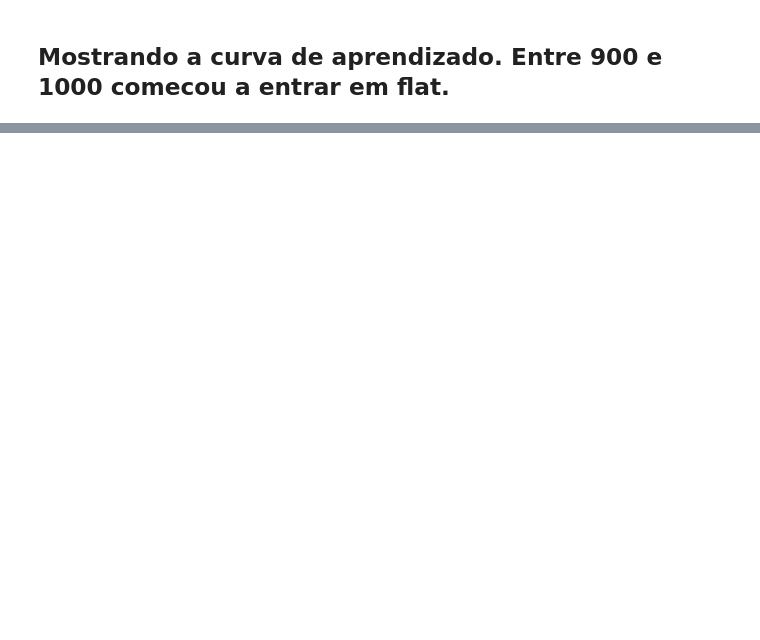
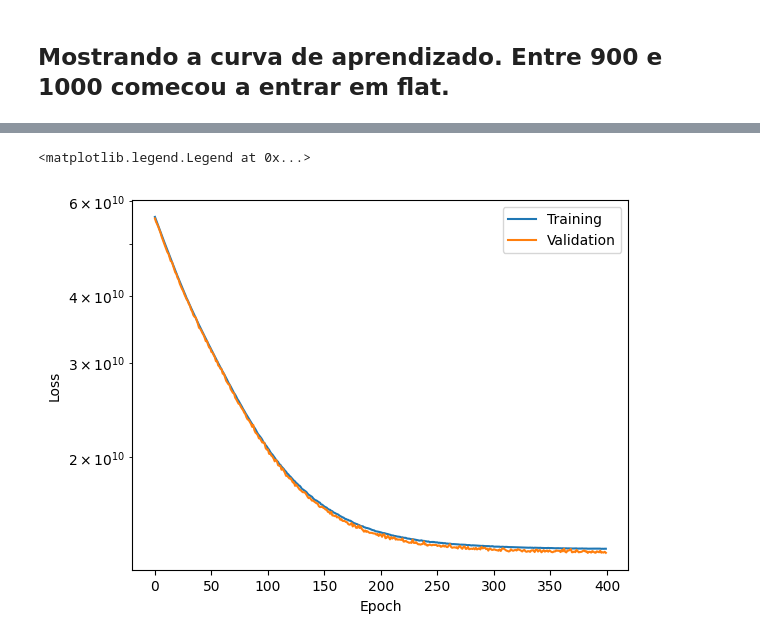
Before and after one commit to fernandososter/PyTorch, a Jupyter notebook: PyTorch1.ipynb, the cells around one changed output, grey strips where cells are left out. Saved outputs shown, nothing was run; the diff lists cells and outputs as text; code cells hidden in the pictures; blank space fills up the shorter version.

```diff
--- a/PyTorch1.ipynb
+++ b/PyTorch1.ipynb
@@ -69,6 +85,3 @@ print(val["ocean_proximity"].unique())
 print(train["ocean_proximity"].unique())
 print(test["ocean_proximity"].unique())
 # no dataset de trainamento tem um ISLAND que nao tem no test e validation.
-
-island_regs = train[ train["ocean_proximity"] == "ISLAND"]
-train.drop(island_regs.index,inplace=True)
@@ -156,7 +219,7 @@ for batch_features, batch_targets in dataloader:
 import torch.nn as nn
 
 torch.manual_seed(13)
-linear = nn.Linear(in_features=11, out_features=1, bias=True)
+linear = nn.Linear(in_features=10, out_features=1, bias=True)
 
 model = nn.Sequential()
 model.add_module('layer1', linear)
@@ -223,0 +346,5 @@ plt.title('Training Loss')
+# %%
+n_epochs = 200
+losses = torch.empty(n_epochs)
+val_losses = torch.empty(n_epochs)
+model.to(device)
@@ -274,0 +411,8 @@ plt.legend()
+# %%
+tensor_dataset = TensorDataset(features_tensor, target_tensor)
+dataloader = DataLoader(tensor_dataset, batch_size=32, shuffle=True)
+
+
+#VALIDATION
+val_tensor_dataset = TensorDataset(val_features_tensor, val_target_tensor)
+val_dataloader = DataLoader(val_tensor_dataset, batch_size=32, shuffle=True)
@@ -274,0 +496,10 @@ plt.legend()
+# %%
+plt.plot(losses, label='Training')
+plt.plot(val_losses, label='Validation')
+plt.xlabel('Epoch')
+plt.ylabel('Loss')
+plt.yscale('log')
+plt.legend()
+# %% [output]
+<matplotlib.legend.Legend at 0x...>
+[figure, added]
```
Also changed, not shown: parts of 20 cells of this notebook.
